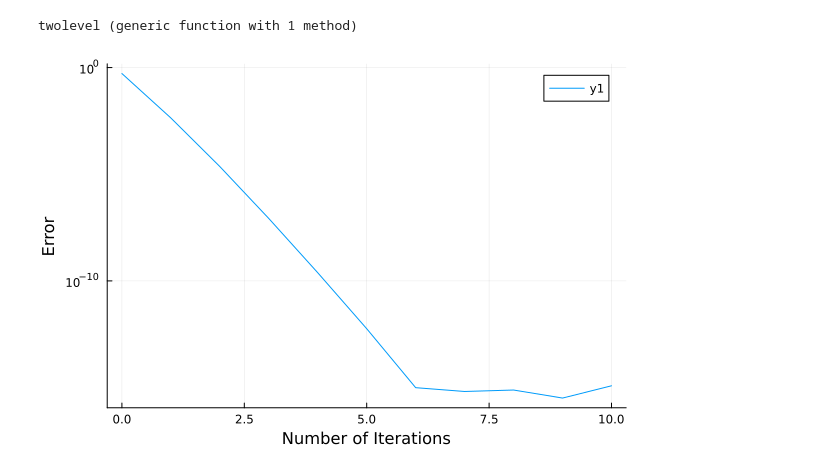
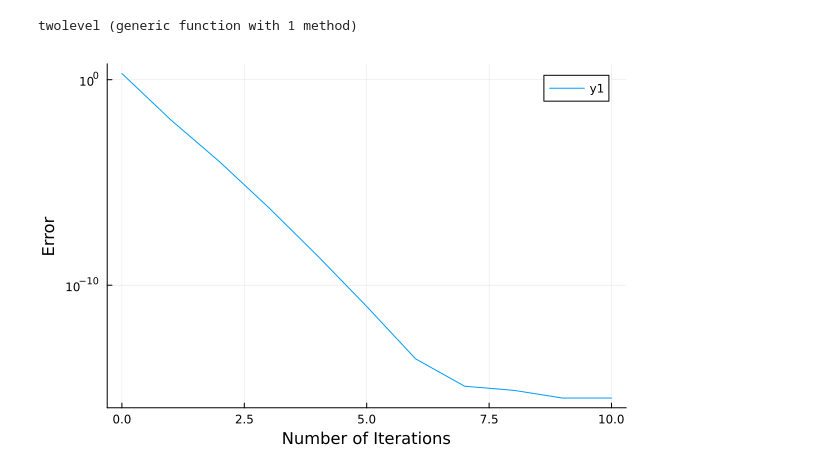
Before and after one commit to Sontosh05/Draft-Projects, a Jupyter notebook: multilevel-project/Parallel-Two-Level Deferred Correction.ipynb, the cells around one changed output. Cells and saved outputs as stored; diff of their text form; code cells hidden in the pictures.

```diff
--- a/multilevel-project/Parallel-Two-Level Deferred Correction.ipynb
+++ b/multilevel-project/Parallel-Two-Level Deferred Correction.ipynb
@@ -8,8 +9,8 @@ LReg (generic function with 1 method)
 # %%
-function Ref(f, a, b, u0, N)
+function Ref(f, a, b, u0, m, N)
     dt=(b-a)/N
     t=(0:N)*dt
-    m=2
+
     DT=m*dt
     U=zeros(1, N+1, 2)
     U[1, 1, 1]=u0
@@ -18,11 +19,15 @@ function Ref(f, a, b, u0, N)
     for i=1:m:N
 
         U[1, i, 1]=U[1, i, 2]
+
         for j=i:i+1
             U[1, j+1, 1]= U[1, j, 1]+dt*f(t[j], U[1, j, 1])
         end
 
-        U[1, i+2, 2]= U[1, i, 2]+ DT*(f(t[i], U[1, i, 2])-f(t[i], U[1, i, 1])) + LReg(t[i:i+2], f(t[i:i+2], U[1, i:i+2, 1]), t[i], t[i+2])
+        U[1, i+m, 2]= U[1, i, 2]+ DT*(f(t[i], U[1, i, 2])-f(t[i], U[1, i, 1])) + LReg(t[i:i+2], f(t[i:i+2], U[1, i:i+2, 1]), t[i], t[i+2])
+
+        # Trapezoidal
+        #U[1, i+m, 2]= U[1, i, 2]+ DT*(f(t[i], U[1, i, 2])-f(t[i], U[1, i, 1])) + DT*0.5*(f(t[i], U[1, i, 1])+f(t[i+2], U[1, i+2, 1]))
     end
 
     return  U, t
@@ -42,9 +47,8 @@ end
 # %% [output]
 inter (generic function with 1 method)
 # %%
-function twolevel(f, a, b, N, u0, H, K)
+function twolevel(f, a, b, N, u0, H, m, K)
     dt = (b - a)/ N
-    m = 2
     DT = m*dt
     u = zeros(1, N + 1, K + 1)
     u[1, 1, 1] = u0
@@ -58,19 +62,35 @@ function twolevel(f, a, b, N, u0, H, K)
 
         u[1, 1, k + 1] = u0
 
+        #coarsening factor 4
+
         # F-Relaxation
         for i=1:m:N
             up[i]=u[1, i, k] # injection from the second level
             up[i+1]=H(t[i], t[i+1], up[i], dt, m-1)
         end
+
         # C-Relaxation
-        for j=2:2:N
+        for j=2:m:N
             up[j+1]=H(t[j], t[j+1], up[j], dt, m-1)
         end
+
+        #for j=3:m:N
+            #up[j+1]=H(t[j], t[j+1], up[j], dt, m-3)
+       # end
+
+        # C-Relaxation
+        #for j=4:m:N
+            #up[j+1]=H(t[j], t[j+1], up[j], dt, m-3)
+       # end
         # Coarse Grid Correction
         for n =1:m:N
-            up[n]=u[1, n, k] # injected value from the second level
-            u[1, n+2, k+1] = u[1, n, k+1] + DT*(f(t[n], u[1, n, k+1]) - f(t[n], u[1, n, k])) + LReg(t[n:n+2], f(t[n:n+2], up[n:n+2]), t[n], t[n+2])
+            up[n]=u[1, n, k]
+
+            u[1, n+m, k+1] = u[1, n, k+1] + DT*(f(t[n], u[1, n, k+1]) - f(t[n], u[1, n, k] )) + LReg(t[n:n+m], f(t[n:n+m], up[n:n+m]), t[n], t[n+m])
+
+            # Trapezoidal
+            #u[1, n+m, k+1] = u[1, n, k+1] + DT*(f(t[n], u[1, n, k+1]) - f(t[n], u[1, n, k])) + DT*0.5*(f(t[n], up[n])+f(t[n+m], up[n+m]))
         end
     end
 
@@ -81,19 +101,19 @@ twolevel (generic function with 1 method)
 # %%
 using LinearAlgebra, Plots
 
 u0 = 1.0
 a = 0
-b = 1.0
-f(t, u) = -u .+ sin.(10*t)
-N = 50
+b = 1.0/2
+f(t, u) = u .^2
+N = 140
 K = 10 # Number of Iterations
 m = 2
 err=zeros(K+1)
-tval, u= twolevel(f, a, b, N, u0, inter, K) # Approximate Solution
-U, t = Ref(f, a, b, u0, N) # Reference Solution
+tval, u= twolevel(f, a, b, N, u0, inter, m, K) # Approximate Solution
+U, t = Ref(f, a, b, u0, m, N) # Reference Solution
 for k=1:K+1
     err[k]= norm(U[1, 1:m:end, 2] .- u[1, 1:m:end, k], Inf) .+10^(-16)
 end
 plot(0:K, err, yaxis=:log, xlabel="Number of Iterations", ylabel="Error")
 # %% [output]
-[figure, old version]
+[figure, new version]
```
Also changed, not shown: parts of 4 cells of this notebook, 8 other files.
